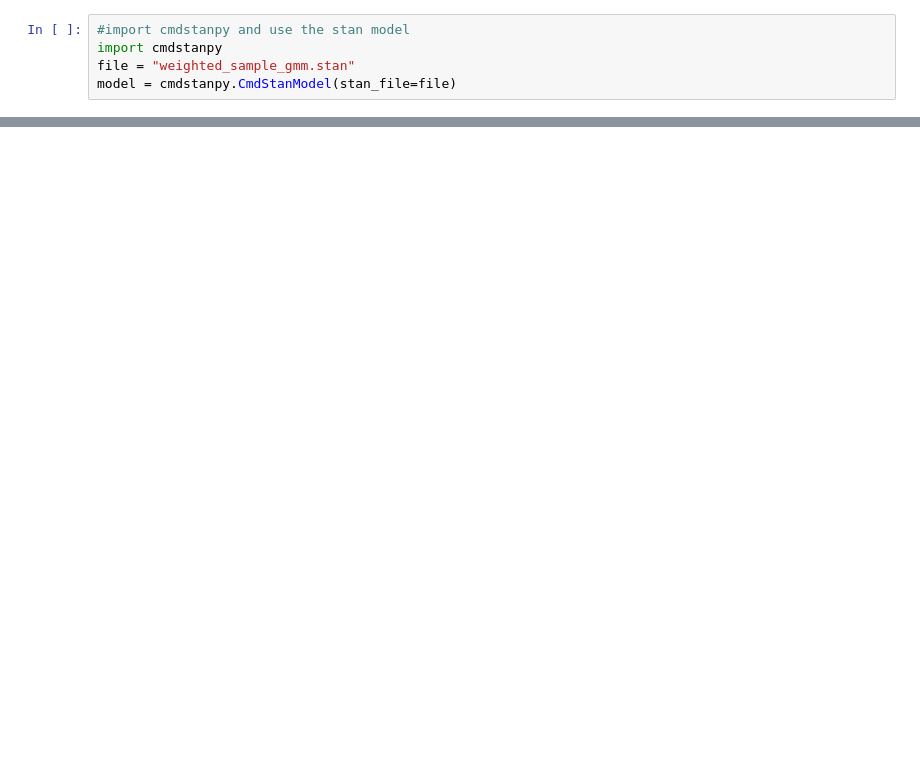
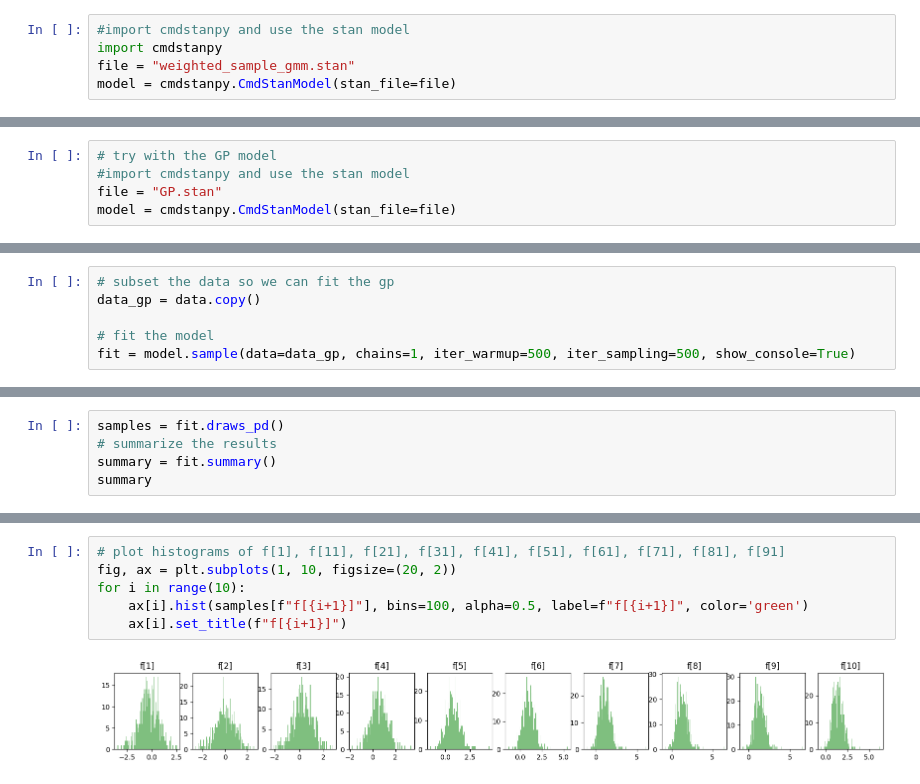
Before and after one commit to louisfh/stan_models, a Jupyter notebook: weighted_sample_gmm.ipynb, the cells around one changed output, grey strips where cells are left out. Drawn from its saved outputs; the diff is of its cells as text; blank space fills up the shorter version.

```diff
--- a/weighted_sample_gmm.ipynb
+++ b/weighted_sample_gmm.ipynb
@@ -100,0 +127,5 @@ summary
+# %%
+# try with the GP model
+#import cmdstanpy and use the stan model
+file = "GP.stan"
+model = cmdstanpy.CmdStanModel(stan_file=file)
@@ -100,0 +135,6 @@ summary
+# %%
+# subset the data so we can fit the gp
+data_gp = data.copy()
+
+# fit the model
+fit = model.sample(data=data_gp, chains=1, iter_warmup=500, iter_sampling=500, show_console=True)
@@ -100,0 +168,5 @@ summary
+# %%
+samples = fit.draws_pd()
+# summarize the results
+summary = fit.summary()
+summary
@@ -100,0 +187,8 @@ summary
+# %%
+# plot histograms of f[1], f[11], f[21], f[31], f[41], f[51], f[61], f[71], f[81], f[91]
+fig, ax = plt.subplots(1, 10, figsize=(20, 2))
+for i in range(10):
+    ax[i].hist(samples[f"f[{i+1}]"], bins=100, alpha=0.5, label=f"f[{i+1}]", color='green')
+    ax[i].set_title(f"f[{i+1}]")
+# %% [output]
+[figure, added]
```
Also changed, not shown: parts of 9 cells of this notebook, 5 other files.
